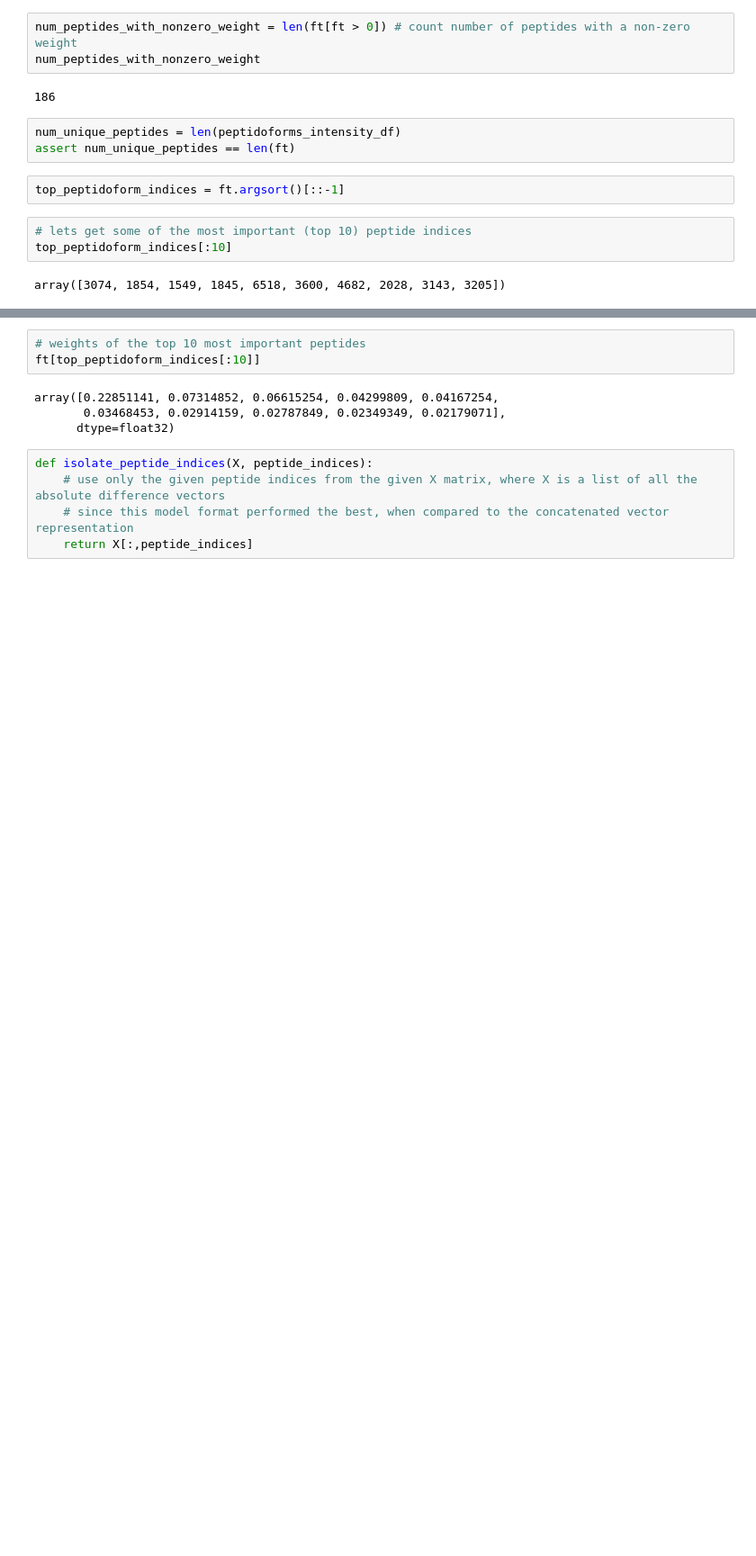
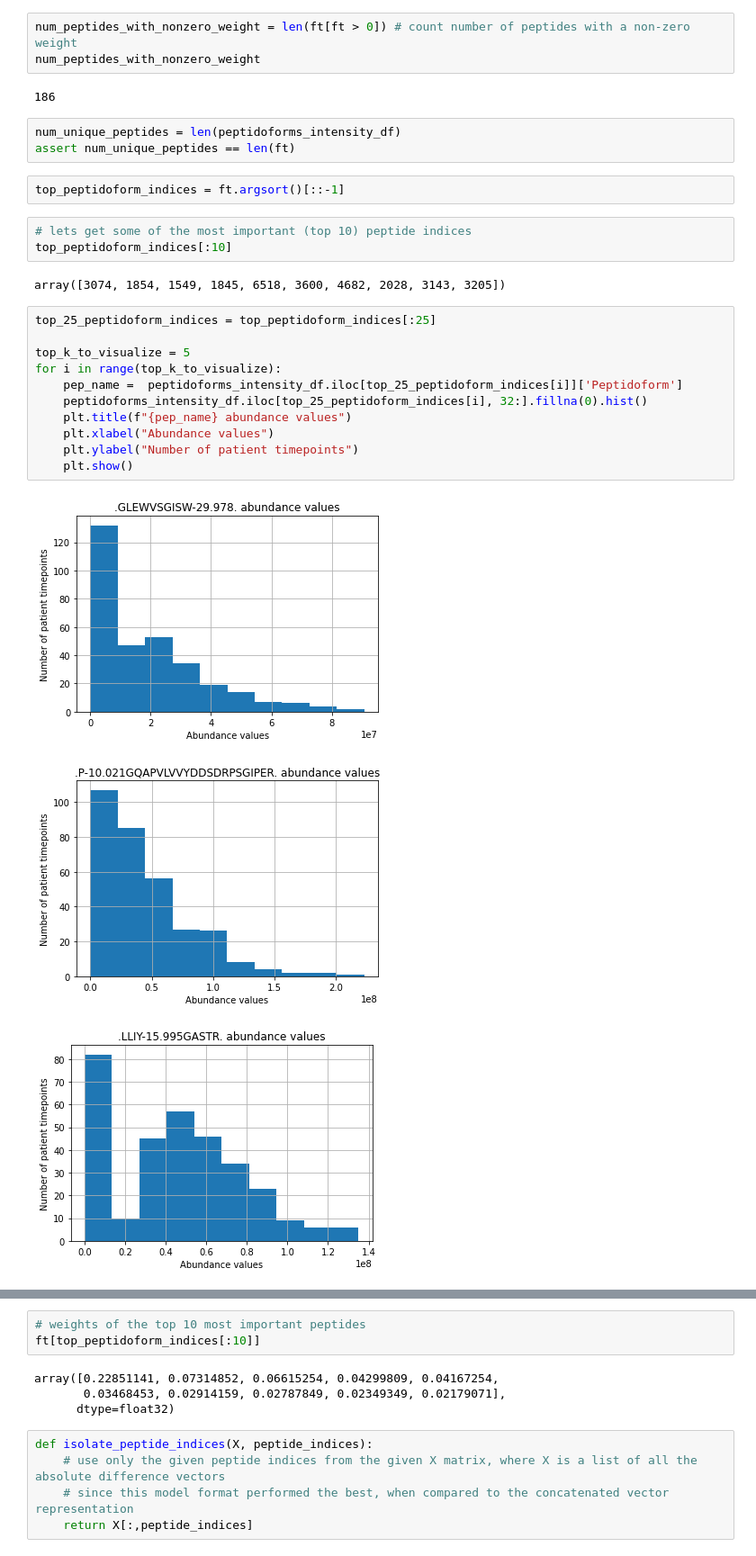
Before and after one commit to SasyaReddi/cse291c-plasma-weightloss, a Jupyter notebook: FinalReport-Data.ipynb, the cells around one changed output, grey strips where cells are left out. Shown at 90% size. Cells and saved outputs as stored; diff of their text form; blank space fills up the shorter version.

Commit message:
Added some extra visualizations

```diff
--- a/FinalReport-Data.ipynb
+++ b/FinalReport-Data.ipynb
@@ -619,3 +619,18 @@ top_peptidoform_indices = ft.argsort()[::-1]
 top_peptidoform_indices[:10]
 # %% [output]
 array([3074, 1854, 1549, 1845, 6518, 3600, 4682, 2028, 3143, 3205])
+# %%
+top_25_peptidoform_indices = top_peptidoform_indices[:25]
+
+top_k_to_visualize = 5
+for i in range(top_k_to_visualize):
+    pep_name =  peptidoforms_intensity_df.iloc[top_25_peptidoform_indices[i]]['Peptidoform']
+    peptidoforms_intensity_df.iloc[top_25_peptidoform_indices[i], 32:].fillna(0).hist()
+    plt.title(f"{pep_name} abundance values")
+    plt.xlabel("Abundance values")
+    plt.ylabel("Number of patient timepoints")
+    plt.show()
+# %% [output]
+[figure, added]
+[figure, added]
+[figure, added]
```
Also changed, not shown: parts of 32 cells of this notebook.
